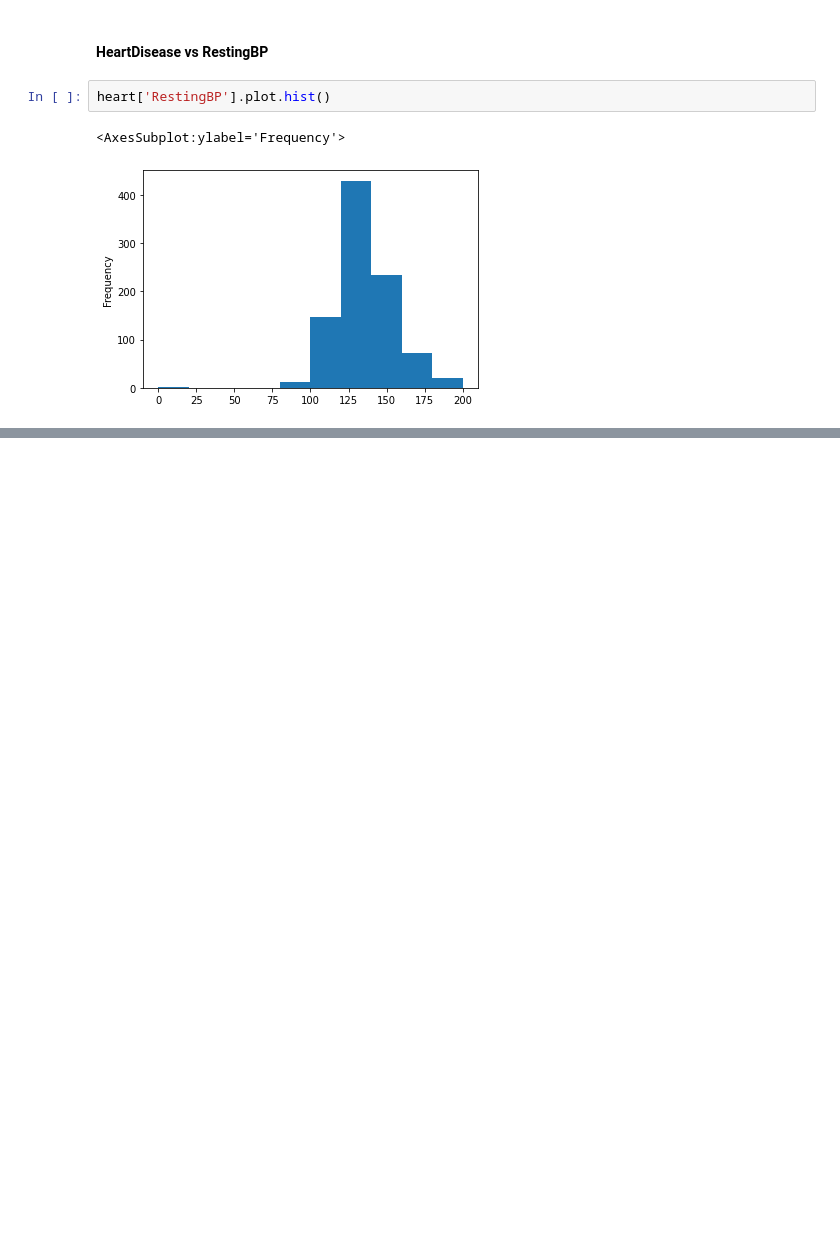
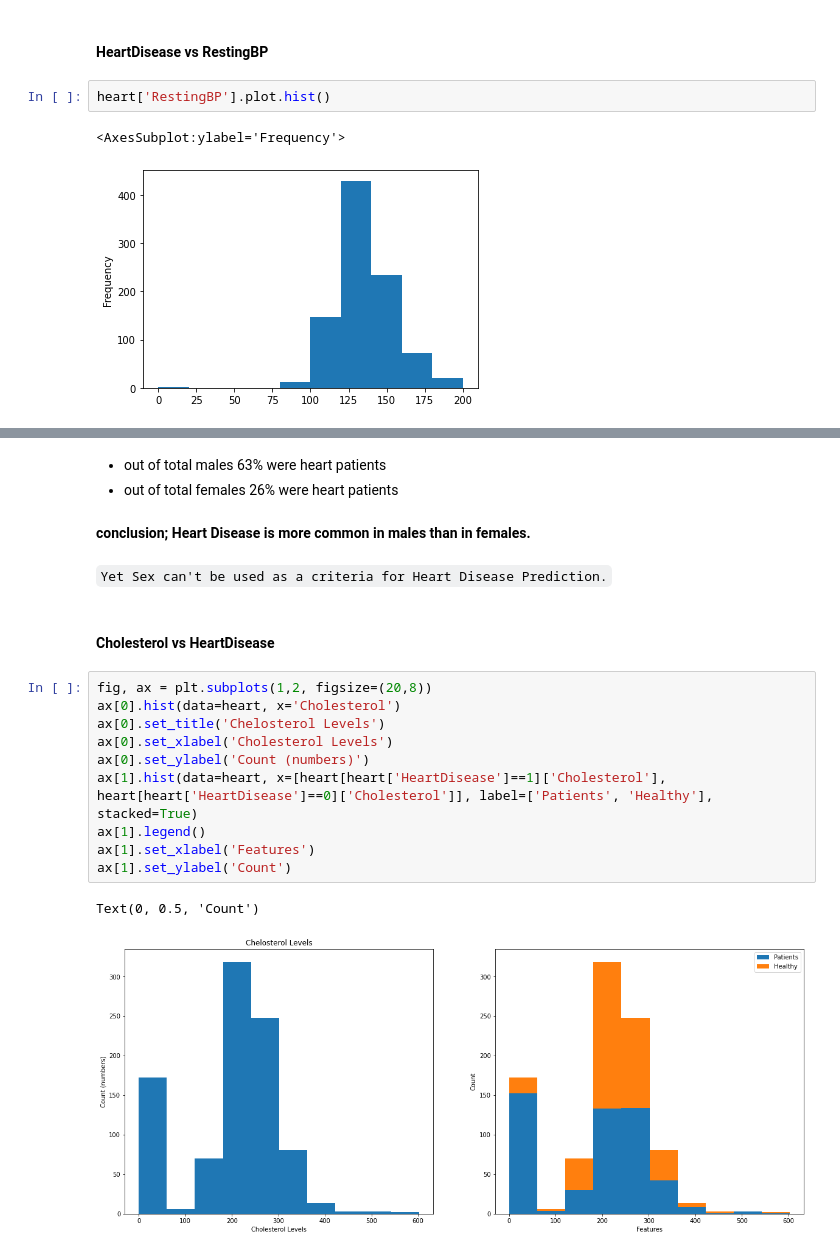
Before and after one commit to Irfan-Ahmad-byte/Heart-Failure, a Jupyter notebook: heart_failure.ipynb, the cells around one changed output, grey strips where cells are left out. Cells and saved outputs as stored; diff of their text form; blank space fills up the shorter version.

```diff
--- a/heart_failure.ipynb
+++ b/heart_failure.ipynb
@@ -156,0 +253,22 @@ heart['RestingBP'].plot.hist()
+# %% [markdown]
+- out of total males 63% were heart patients
+- out of total females 26% were heart patients
+# %% [markdown]
+**conclusion; Heart Disease is more common in males than in females.**
+# %% [markdown]
+`Yet Sex can't be used as a criteria for Heart Disease Prediction.`
+# %% [markdown]
+#### **Cholesterol vs HeartDisease**
+# %%
+fig, ax = plt.subplots(1,2, figsize=(20,8))
+ax[0].hist(data=heart, x='Cholesterol')
+ax[0].set_title('Chelosterol Levels')
+ax[0].set_xlabel('Cholesterol Levels')
+ax[0].set_ylabel('Count (numbers)')
+ax[1].hist(data=heart, x=[heart[heart['HeartDisease']==1]['Cholesterol'], heart[heart['HeartDisease']==0]['Cholesterol']], label=['Patients', 'Healthy'], stacked=True)
+ax[1].legend()
+ax[1].set_xlabel('Features')
+ax[1].set_ylabel('Count')
+# %% [output]
+Text(0, 0.5, 'Count')
+[figure, added]
```
Also changed, not shown: parts of 46 cells of this notebook.
